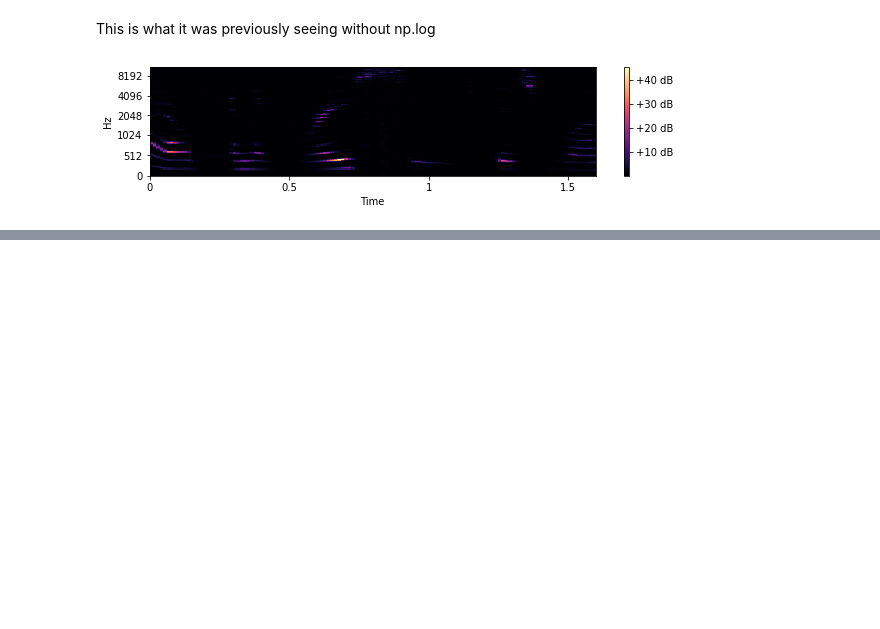
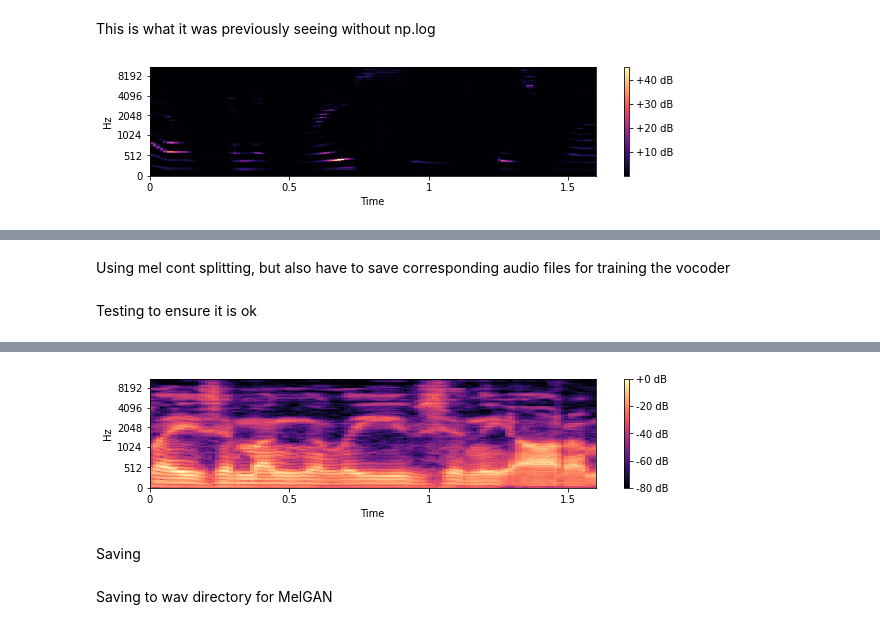
Before and after one commit to RussellSB/tt-vae-gan, a Jupyter notebook: VAE-CYCLE-GAN/preprocessing.ipynb, the cells around one changed output, grey strips where cells are left out. Drawn from its saved outputs; the diff is of its cells as text; code cells hidden in the pictures; blank space fills up the shorter version.

Commit message:
MELGAN vocoder

```diff
--- a/VAE-CYCLE-GAN/preprocessing.ipynb
+++ b/VAE-CYCLE-GAN/preprocessing.ipynb
@@ -390,0 +393,34 @@ save_pickle(melset_4_128_cont_s, '../pool/melset_4_128_cont_s.pickle')
+# %% [markdown]
+Using mel cont splitting, but also have to save corresponding audio files for training the vocoder
+# %%
+import random
+
+# Returns melspectogram cropped and corresponding sample cropped
+def preprocess_set(titles, frames):
+    melset = []
+    audioset = []
+
+    for title in tqdm(titles):
+        x, sr = load_audio(data+title.decode())
+        m = librosa.feature.melspectrogram(x, sr=16000, n_fft=800, hop_length=200)
+
+        frames_curr = m.shape[1]
+
+        # Randomly start with the crop such that the
+        # Next few frames can expand to number of specified frames
+        if frames_curr >= frames:
+
+            # Mel frames
+            start = random.randint(0, frames_curr-frames)
+            m_crop = m[:, start:start+frames]
+            melset.append(m_crop)
+
+            # Audio samples
+            start = start * 200 # times[i] = frames[i] * hop_length
+            length = frames * 200
+            x_crop = x[start:start+length]
+            audioset.append(x_crop)
+
+    return melset, audioset
+# %%
+melset_7_cont, audioset_7_cont = preprocess_set(titles_speaker_7, 128)
@@ -390,0 +429,6 @@ save_pickle(melset_4_128_cont_s, '../pool/melset_4_128_cont_s.pickle')
+# %% [markdown]
+Testing to ensure it is ok
+# %%
+show_mel(melset_7_cont[0])
+ipd.Audio(audioset_7_cont[0], rate=16000) # load a NumPy array
+# %% [output]
@@ -390,0 +436,3 @@ save_pickle(melset_4_128_cont_s, '../pool/melset_4_128_cont_s.pickle')
+[figure, added]
+# %% [markdown]
+Saving
@@ -390,0 +445,2 @@ save_pickle(melset_4_128_cont_s, '../pool/melset_4_128_cont_s.pickle')
+# %% [markdown]
+Saving to wav directory for MelGAN
```
Also changed, not shown: parts of 8 cells of this notebook, 4 other files.
